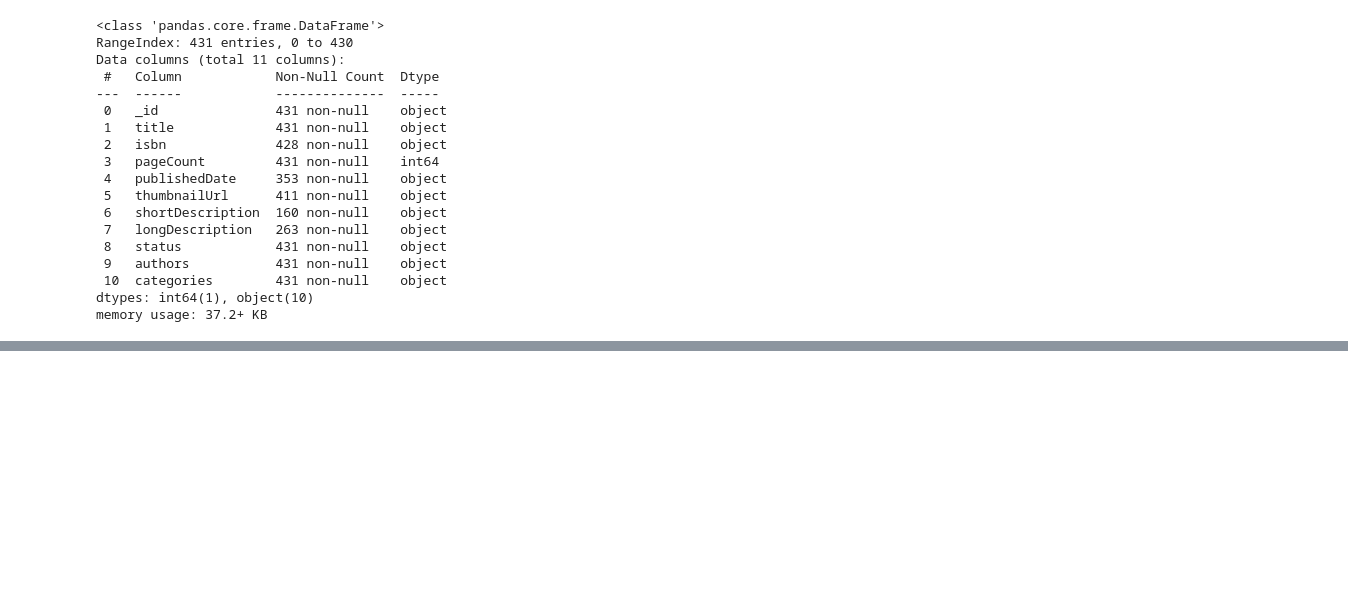
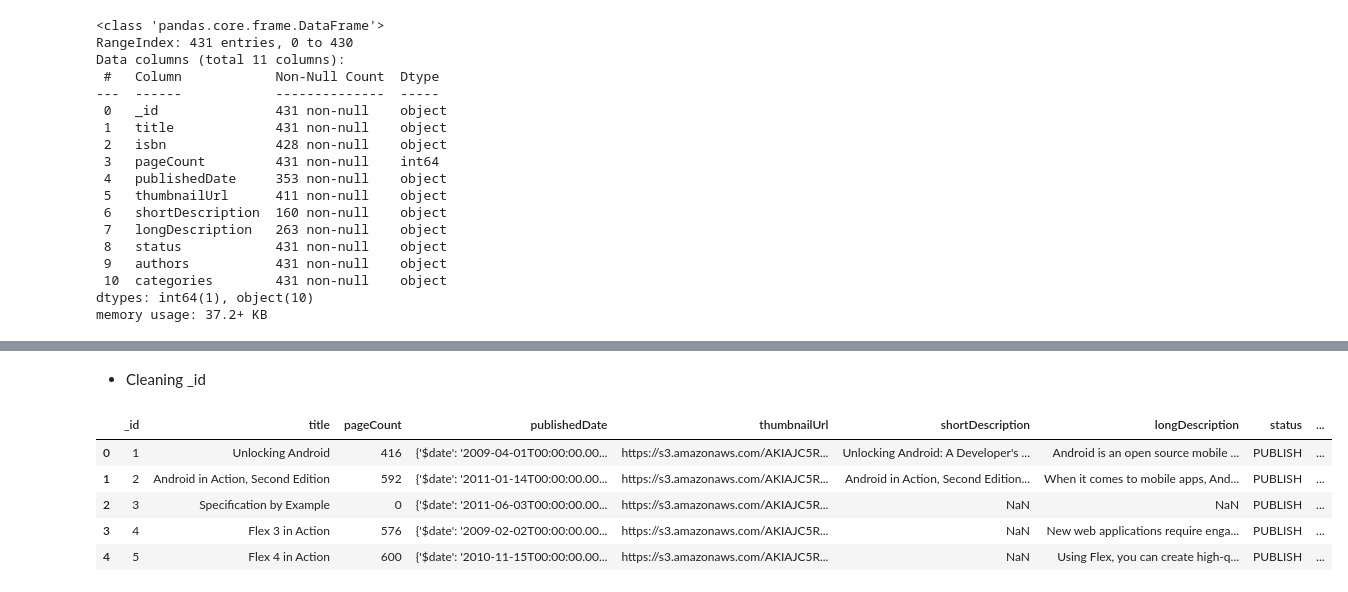
Before and after one commit to Naveen-Karanamu/Books-Data-Analysis, a Jupyter notebook: main.ipynb, the cells around one changed output, grey strips where cells are left out. Drawn from its saved outputs; the diff is of its cells as text; code cells hidden in the pictures; blank space fills up the shorter version.

```diff
--- a/main.ipynb
+++ b/main.ipynb
@@ -105,0 +296,2 @@ memory usage: 37.2+ KB
+# %%
+df.drop_duplicates('title', inplace=True,ignore_index=True)
@@ -105,0 +334,14 @@ memory usage: 37.2+ KB
+# %% [markdown]
+* Cleaning _id
+# %%
+df['_id']=[i for i in range(1,428)]
+df['_id']=np.arange(1,428)
+# %%
+df.head()
+# %% [output]
+|  | _id | title | pageCount | publishedDate | thumbnailUrl | shortDescription | longDescription | status | ... |
+| 0 | 1 | Unlocking Android | 416 | {'$date': '2009-04-01T00:00:00.00... | https://s3.amazonaws.com/AKIAJC5R... | Unlocking Android: A Developer's ... | Android is an open source mobile ... | PUBLISH | ... |
+| 1 | 2 | Android in Action, Second Edition | 592 | {'$date': '2011-01-14T00:00:00.00... | https://s3.amazonaws.com/AKIAJC5R... | Android in Action, Second Edition... | When it comes to mobile apps, And... | PUBLISH | ... |
+| 2 | 3 | Specification by Example | 0 | {'$date': '2011-06-03T00:00:00.00... | https://s3.amazonaws.com/AKIAJC5R... | NaN | NaN | PUBLISH | ... |
+| 3 | 4 | Flex 3 in Action | 576 | {'$date': '2009-02-02T00:00:00.00... | https://s3.amazonaws.com/AKIAJC5R... | NaN | New web applications require enga... | PUBLISH | ... |
+| 4 | 5 | Flex 4 in Action | 600 | {'$date': '2010-11-15T00:00:00.00... | https://s3.amazonaws.com/AKIAJC5R... | NaN | Using Flex, you can create high-q... | PUBLISH | ... |
```
Also changed, not shown: parts of 38 cells of this notebook.
